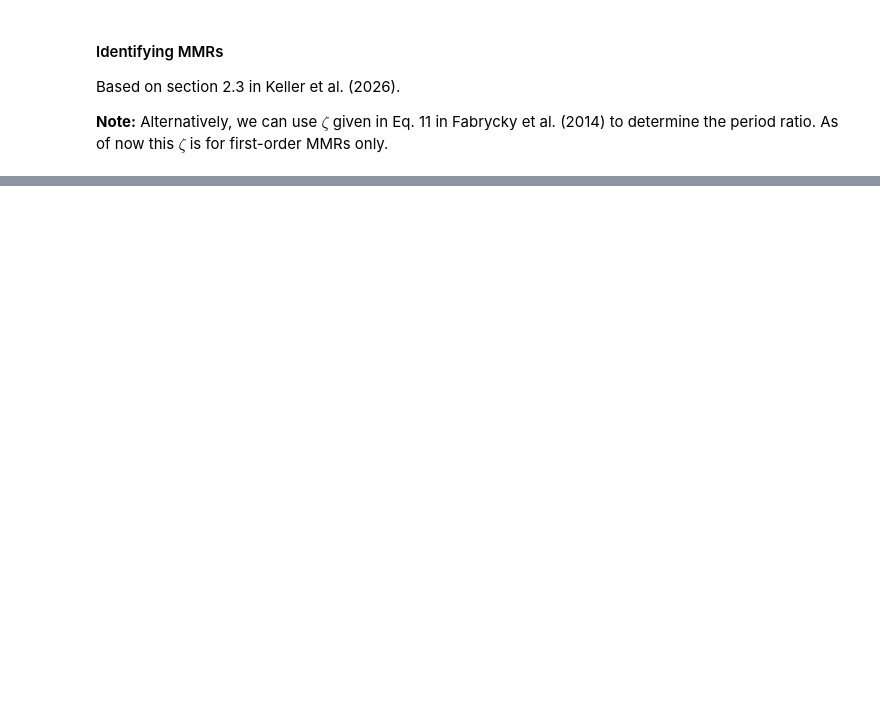
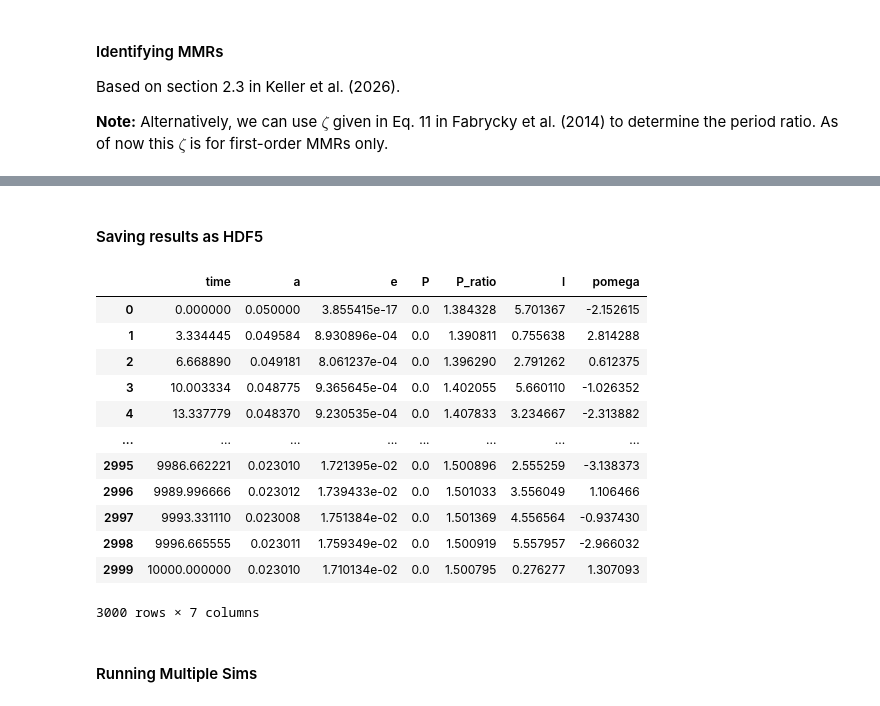
Before and after one commit to dchen10Git/uchi-exoplanets-2025, a Jupyter notebook: trappist1_keller.ipynb, the cells around one changed output, grey strips where cells are left out. Saved outputs shown, nothing was run; the diff lists cells and outputs as text; code cells hidden in the pictures; blank space fills up the shorter version.

```diff
--- a/trappist1_keller.ipynb
+++ b/trappist1_keller.ipynb
@@ -424,0 +471,2 @@ True ratio: 1.5798
+# %% [markdown]
+#### Saving results as HDF5
@@ -424,0 +481,22 @@ True ratio: 1.5798
+# %%
+# For loading
+with pd.HDFStore("simulation_data.h5", mode="r") as store:
+    df1b = store["/sim_0/b"]
+
+df1b
+# %% [output]
+|  | time | a | e | P | P_ratio | l | pomega |
+| 0 | 0.000000 | 0.050000 | 3.855415e-17 | 0.0 | 1.384328 | 5.701367 | -2.152615 |
+| 1 | 3.334445 | 0.049584 | 8.930896e-04 | 0.0 | 1.390811 | 0.755638 | 2.814288 |
+| 2 | 6.668890 | 0.049181 | 8.061237e-04 | 0.0 | 1.396290 | 2.791262 | 0.612375 |
+| 3 | 10.003334 | 0.048775 | 9.365645e-04 | 0.0 | 1.402055 | 5.660110 | -1.026352 |
+| 4 | 13.337779 | 0.048370 | 9.230535e-04 | 0.0 | 1.407833 | 3.234667 | -2.313882 |
+| ... | ... | ... | ... | ... | ... | ... | ... |
+| 2995 | 9986.662221 | 0.023010 | 1.721395e-02 | 0.0 | 1.500896 | 2.555259 | -3.138373 |
+| 2996 | 9989.996666 | 0.023012 | 1.739433e-02 | 0.0 | 1.501033 | 3.556049 | 1.106466 |
+| 2997 | 9993.331110 | 0.023008 | 1.751384e-02 | 0.0 | 1.501369 | 4.556564 | -0.937430 |
+| 2998 | 9996.665555 | 0.023011 | 1.759349e-02 | 0.0 | 1.500919 | 5.557957 | -2.966032 |
+| 2999 | 10000.000000 | 0.023010 | 1.710134e-02 | 0.0 | 1.500795 | 0.276277 | 1.307093 |
+3000 rows × 7 columns
+# %% [markdown]
+#### Running Multiple Sims
```
Also changed, not shown: parts of 11 cells of this notebook, 1 other file.
